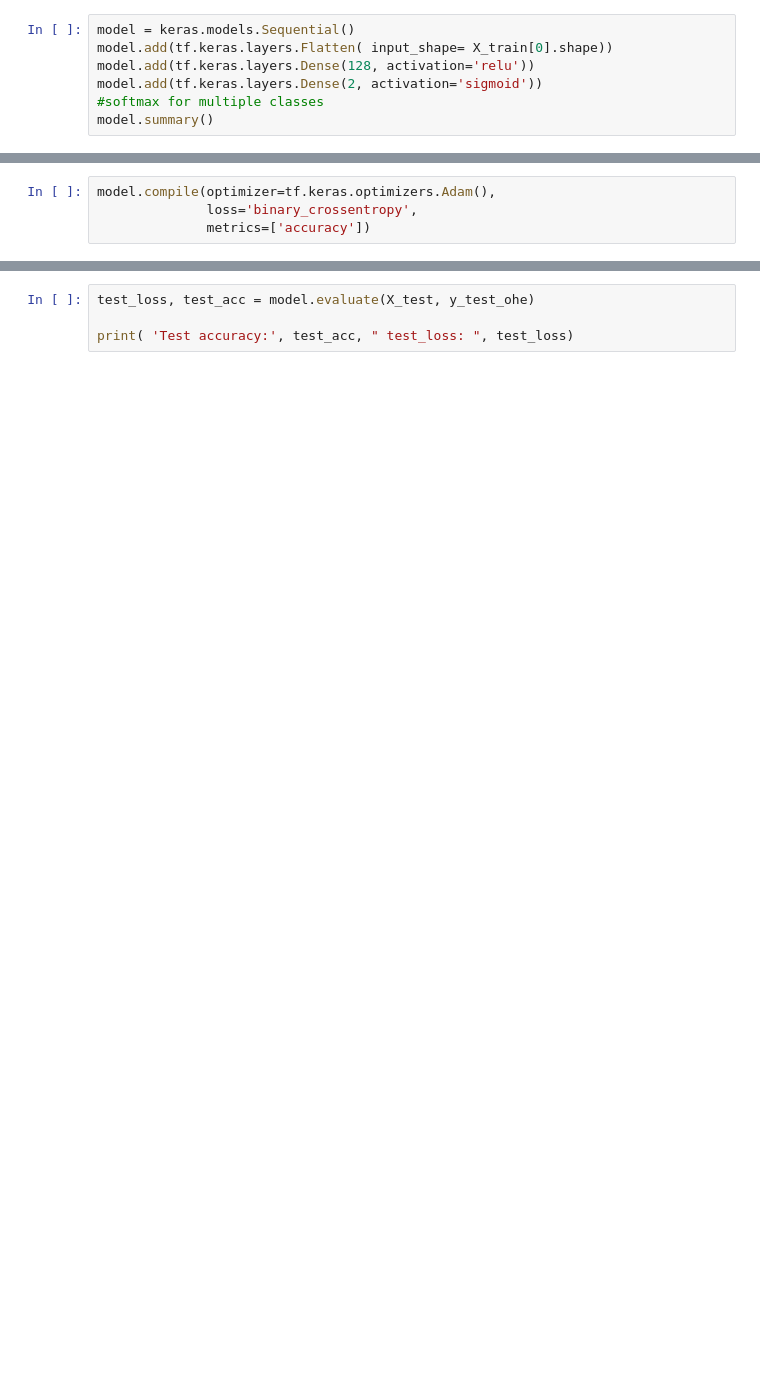
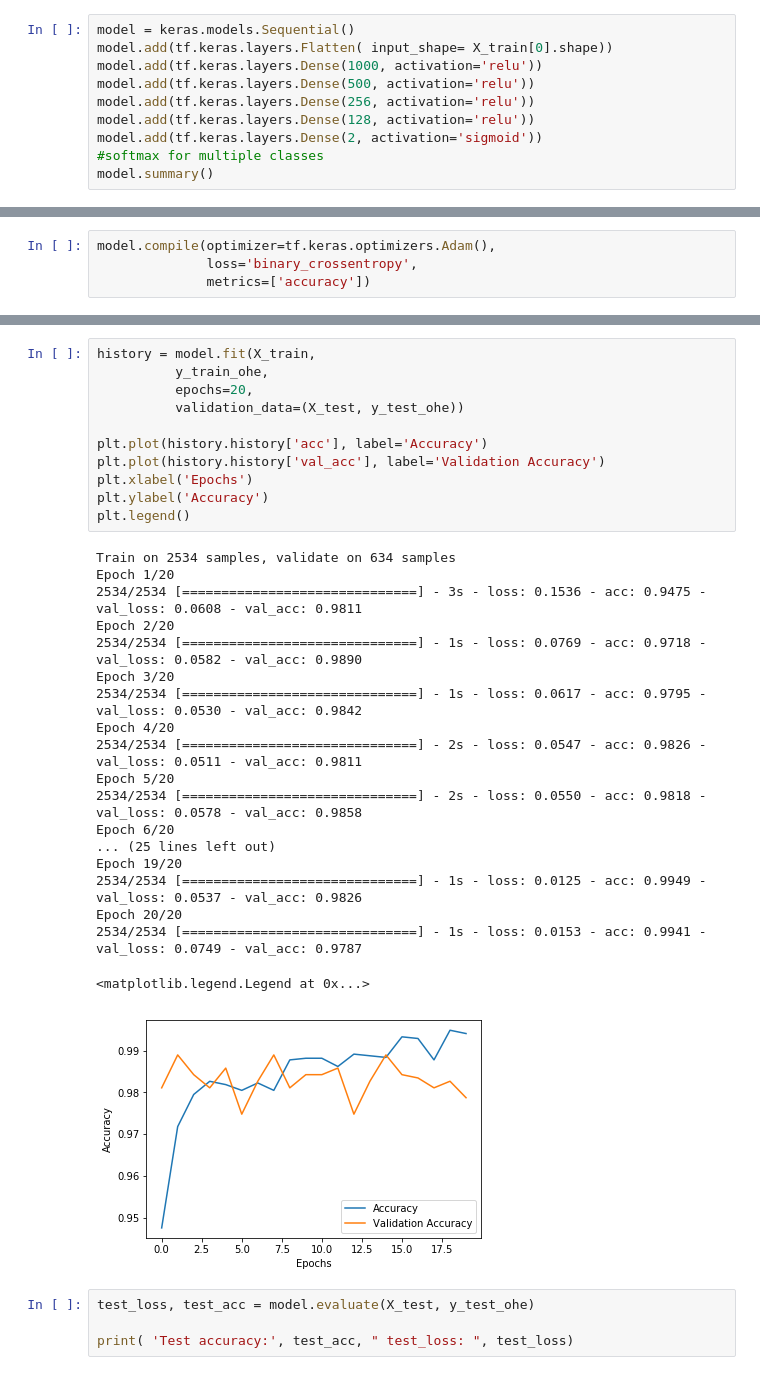
Before and after one commit to NicoGalvan/Proyecto-IA, a Jupyter notebook: Prototipo.ipynb, the cells around one changed output, grey strips where cells are left out. Saved outputs shown, nothing was run; the diff lists cells and outputs as text; blank space fills up the shorter version.

```diff
--- a/Prototipo.ipynb
+++ b/Prototipo.ipynb
@@ -263,6 +260,9 @@ print(y_train_ohe.shape, y_test_ohe.shape)
 # %%
 model = keras.models.Sequential()
 model.add(tf.keras.layers.Flatten( input_shape= X_train[0].shape))
+model.add(tf.keras.layers.Dense(1000, activation='relu'))
+model.add(tf.keras.layers.Dense(500, activation='relu'))
+model.add(tf.keras.layers.Dense(256, activation='relu'))
 model.add(tf.keras.layers.Dense(128, activation='relu'))
 model.add(tf.keras.layers.Dense(2, activation='sigmoid'))                     #softmax for multiple classes
 model.summary()
@@ -301,3 +293,34 @@ Epoch 5/5
+# %%
+history = model.fit(X_train,
+          y_train_ohe,
+          epochs=20,
+          validation_data=(X_test, y_test_ohe))
+
+plt.plot(history.history['acc'], label='Accuracy')
+plt.plot(history.history['val_acc'], label='Validation Accuracy')
+plt.xlabel('Epochs')
+plt.ylabel('Accuracy')
+plt.legend()
+# %% [output]
+Train on 2534 samples, validate on 634 samples
+Epoch 1/20
+2534/2534 [==============================] - 3s - loss: 0.1536 - acc: 0.9475 - val_loss: 0.0608 - val_acc: 0.9811
+Epoch 2/20
+2534/2534 [==============================] - 1s - loss: 0.0769 - acc: 0.9718 - val_loss: 0.0582 - val_acc: 0.9890
+Epoch 3/20
+2534/2534 [==============================] - 1s - loss: 0.0617 - acc: 0.9795 - val_loss: 0.0530 - val_acc: 0.9842
+Epoch 4/20
+2534/2534 [==============================] - 2s - loss: 0.0547 - acc: 0.9826 - val_loss: 0.0511 - val_acc: 0.9811
+Epoch 5/20
+2534/2534 [==============================] - 2s - loss: 0.0550 - acc: 0.9818 - val_loss: 0.0578 - val_acc: 0.9858
+Epoch 6/20
+... (25 lines left out)
+Epoch 19/20
+2534/2534 [==============================] - 1s - loss: 0.0125 - acc: 0.9949 - val_loss: 0.0537 - val_acc: 0.9826
+Epoch 20/20
+2534/2534 [==============================] - 1s - loss: 0.0153 - acc: 0.9941 - val_loss: 0.0749 - val_acc: 0.9787
+<matplotlib.legend.Legend at 0x...>
+[figure, added]
 # %%
 test_loss, test_acc = model.evaluate(X_test, y_test_ohe)
 
```
Also changed, not shown: parts of 19 cells of this notebook.
